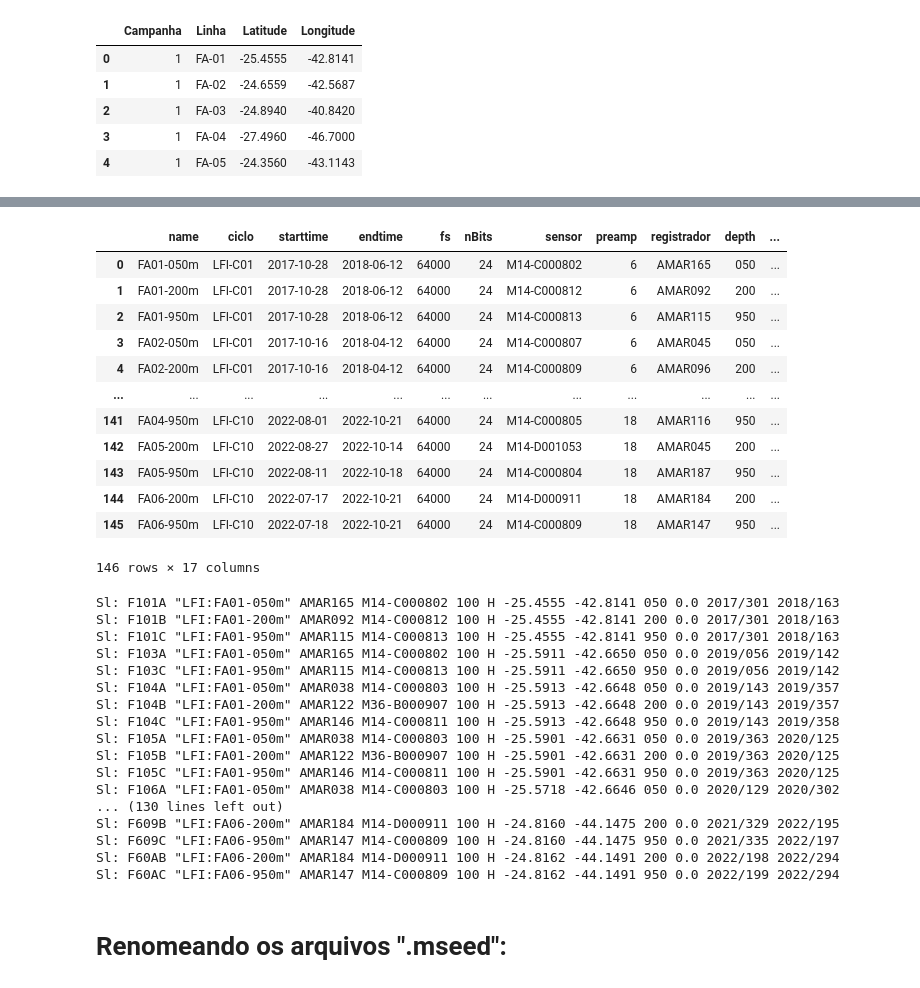
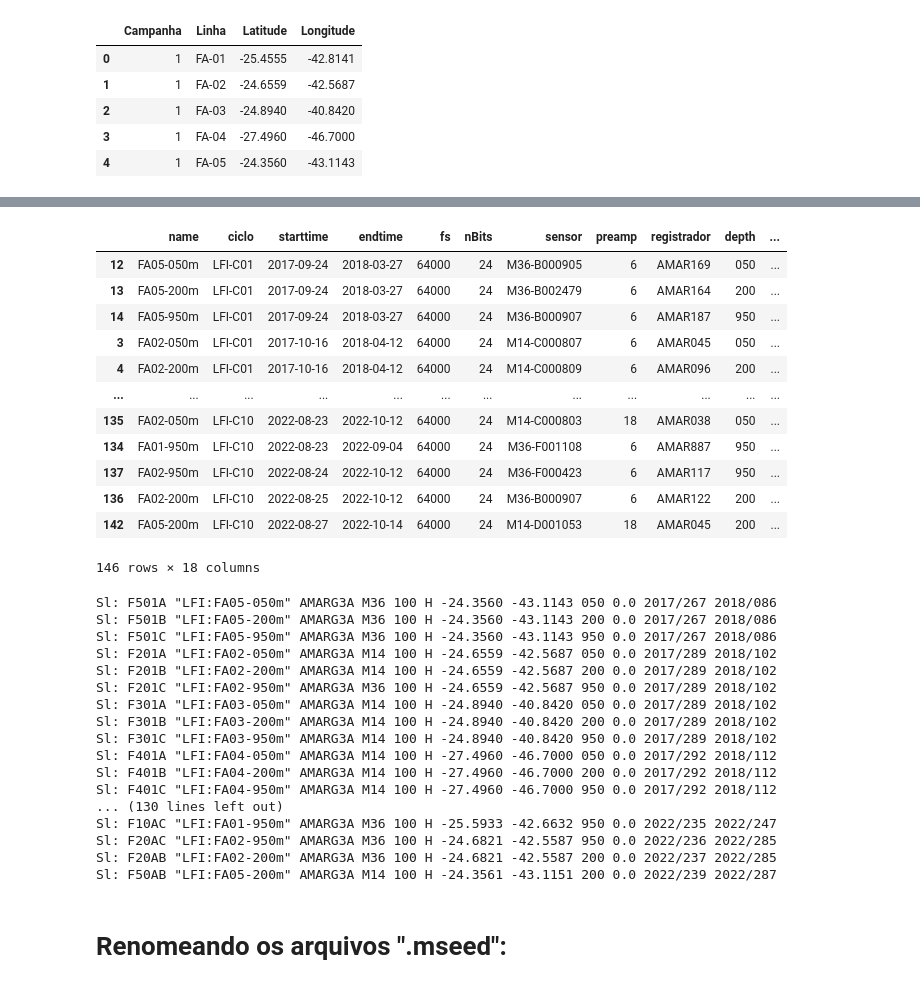
Before and after one commit to dIOGOLOC/marefone, a Jupyter notebook: diverse_tools/Tutorial/Renaming_file_per_dive/Tutorial_LFI_dive.ipynb, the cells around one changed output, grey strips where cells are left out. Saved outputs shown, nothing was run; the diff lists cells and outputs as text; code cells hidden in the pictures.

```diff
--- a/diverse_tools/Tutorial/Renaming_file_per_dive/Tutorial_LFI_dive.ipynb
+++ b/diverse_tools/Tutorial/Renaming_file_per_dive/Tutorial_LFI_dive.ipynb
@@ -186,4 +194,5 @@ df_LFI['depth'] = df_LFI['name'].str[5:-1]
 df_LFI['name_LFI'] = df_LFI['name'].str[:2]+'-'+df_LFI['name'].str[2:4]
 df_LFI['campanha'] = df_LFI['ciclo'].str[5:]
 df_LFI["campanha"] = df_LFI["campanha"].astype(int)
+df_LFI['sensor_nettab'] = df_LFI['sensor'].str[:3]
 # %%
@@ -255,44 +280,44 @@ df_LFI['date_end_nettab'] = df_LFI.endtime.dt.strftime('%Y/%j')
 # %%
 df_LFI.to_feather('/media/sysop/8d2362fc-3b46-49a7-a864-19b2a6ad097b/diogoloc/dados_posdoc/gliders_project/OUTPUT/NETTAB/df_LFI_nettab.feather')
 # %%
-df_LFI
+df_LFI.sort_values(by='starttime')
 # %% [output]
 |  | name | ciclo | starttime | endtime | fs | nBits | sensor | preamp | registrador | depth | ... |
-| 0 | FA01-050m | LFI-C01 | 2017-10-28 | 2018-06-12 | 64000 | 24 | M14-C000802 | 6 | AMAR165 | 050 | ... |
-| 1 | FA01-200m | LFI-C01 | 2017-10-28 | 2018-06-12 | 64000 | 24 | M14-C000812 | 6 | AMAR092 | 200 | ... |
-| 2 | FA01-950m | LFI-C01 | 2017-10-28 | 2018-06-12 | 64000 | 24 | M14-C000813 | 6 | AMAR115 | 950 | ... |
+| 12 | FA05-050m | LFI-C01 | 2017-09-24 | 2018-03-27 | 64000 | 24 | M36-B000905 | 6 | AMAR169 | 050 | ... |
+| 13 | FA05-200m | LFI-C01 | 2017-09-24 | 2018-03-27 | 64000 | 24 | M36-B002479 | 6 | AMAR164 | 200 | ... |
+| 14 | FA05-950m | LFI-C01 | 2017-09-24 | 2018-03-27 | 64000 | 24 | M36-B000907 | 6 | AMAR187 | 950 | ... |
 | 3 | FA02-050m | LFI-C01 | 2017-10-16 | 2018-04-12 | 64000 | 24 | M14-C000807 | 6 | AMAR045 | 050 | ... |
 | 4 | FA02-200m | LFI-C01 | 2017-10-16 | 2018-04-12 | 64000 | 24 | M14-C000809 | 6 | AMAR096 | 200 | ... |
 | ... | ... | ... | ... | ... | ... | ... | ... | ... | ... | ... | ... |
-| 141 | FA04-950m | LFI-C10 | 2022-08-01 | 2022-10-21 | 64000 | 24 | M14-C000805 | 18 | AMAR116 | 950 | ... |
+| 135 | FA02-050m | LFI-C10 | 2022-08-23 | 2022-10-12 | 64000 | 24 | M14-C000803 | 18 | AMAR038 | 050 | ... |
+| 134 | FA01-950m | LFI-C10 | 2022-08-23 | 2022-09-04 | 64000 | 24 | M36-F001108 | 6 | AMAR887 | 950 | ... |
+| 137 | FA02-950m | LFI-C10 | 2022-08-24 | 2022-10-12 | 64000 | 24 | M36-F000423 | 6 | AMAR117 | 950 | ... |
+| 136 | FA02-200m | LFI-C10 | 2022-08-25 | 2022-10-12 | 64000 | 24 | M36-B000907 | 6 | AMAR122 | 200 | ... |
 | 142 | FA05-200m | LFI-C10 | 2022-08-27 | 2022-10-14 | 64000 | 24 | M14-D001053 | 18 | AMAR045 | 200 | ... |
-| 143 | FA05-950m | LFI-C10 | 2022-08-11 | 2022-10-18 | 64000 | 24 | M14-C000804 | 18 | AMAR187 | 950 | ... |
-| 144 | FA06-200m | LFI-C10 | 2022-07-17 | 2022-10-21 | 64000 | 24 | M14-D000911 | 18 | AMAR184 | 200 | ... |
-| 145 | FA06-950m | LFI-C10 | 2022-07-18 | 2022-10-21 | 64000 | 24 | M14-C000809 | 18 | AMAR147 | 950 | ... |
-146 rows × 17 columns
+146 rows × 18 columns
 # %%
 lines_nettab = []
-for i in df_LFI.sort_values(by='nettab_name').iterrows():
+for i in df_LFI.sort_values(by='starttime').iterrows():
     # Station lines (one line per station/sensor/epoch) # code description datalogger%sn seismometer%sn # sampling orientation lat. lon. elev. depth. start end
     #Sl: UNAP "Uni-Iquique/Chile"   DM24%A1383 CMG-3ESP/60%T34622 100 ZNE -20.24393 -70.14041 0.0    0.0 2009/134
-    print('Sl: '+i[1].nettab_name+' "LFI:'+i[1]['name']+'" '+i[1].registrador+' '+i[1].sensor+' 100 H '+"{:.4f}".format(i[1].latitude)+' '+"{:.4f}".format(i[1].longitude)+' '+str(i[1].depth)+' 0.0 '+i[1].date_start_nettab+' '+i[1].date_end_nettab)
-    lines_nettab.append('Sl: '+i[1].nettab_name+' LFI:'+str(i[1].name)+' '+i[1].registrador+' '+str(i[1].sensor)+' 100 H '+"{:.4f}".format(i[1].latitude)+' '+"{:.4f}".format(i[1].longitude)+' '+str(i[1].depth)+' 0.0 '+i[1].date_start_nettab+' '+i[1].date_end_nettab)
+    print('Sl: '+i[1].nettab_name+' "LFI:'+i[1]['name']+'" AMARG3A '+i[1].sensor_nettab+' 100 H '+"{:.4f}".format(i[1].latitude)+' '+"{:.4f}".format(i[1].longitude)+' '+str(i[1].depth)+' 0.0 '+i[1].date_start_nettab+' '+i[1].date_end_nettab)
+    lines_nettab.append('Sl: '+i[1].nettab_name+' "LFI:'+i[1]['name']+'" AMARG3A '+i[1].sensor_nettab+' 100 H '+"{:.4f}".format(i[1].latitude)+' '+"{:.4f}".format(i[1].longitude)+' '+str(i[1].depth)+' 0.0 '+i[1].date_start_nettab+' '+i[1].date_end_nettab)
 # %% [output]
-Sl: F101A "LFI:FA01-050m" AMAR165 M14-C000802 100 H -25.4555 -42.8141 050 0.0 2017/301 2018/163
-Sl: F101B "LFI:FA01-200m" AMAR092 M14-C000812 100 H -25.4555 -42.8141 200 0.0 2017/301 2018/163
-Sl: F101C "LFI:FA01-950m" AMAR115 M14-C000813 100 H -25.4555 -42.8141 950 0.0 2017/301 2018/163
-Sl: F103A "LFI:FA01-050m" AMAR165 M14-C000802 100 H -25.5911 -42.6650 050 0.0 2019/056 2019/142
-Sl: F103C "LFI:FA01-950m" AMAR115 M14-C000813 100 H -25.5911 -42.6650 950 0.0 2019/056 2019/142
-Sl: F104A "LFI:FA01-050m" AMAR038 M14-C000803 100 H -25.5913 -42.6648 050 0.0 2019/143 2019/357
-Sl: F104B "LFI:FA01-200m" AMAR122 M36-B000907 100 H -25.5913 -42.6648 200 0.0 2019/143 2019/357
-Sl: F104C "LFI:FA01-950m" AMAR146 M14-C000811 100 H -25.5913 -42.6648 950 0.0 2019/143 2019/358
-Sl: F105A "LFI:FA01-050m" AMAR038 M14-C000803 100 H -25.5901 -42.6631 050 0.0 2019/363 2020/125
-Sl: F105B "LFI:FA01-200m" AMAR122 M36-B000907 100 H -25.5901 -42.6631 200 0.0 2019/363 2020/125
-Sl: F105C "LFI:FA01-950m" AMAR146 M14-C000811 100 H -25.5901 -42.6631 950 0.0 2019/363 2020/125
-Sl: F106A "LFI:FA01-050m" AMAR038 M14-C000803 100 H -25.5718 -42.6646 050 0.0 2020/129 2020/302
+Sl: F501A "LFI:FA05-050m" AMARG3A M36 100 H -24.3560 -43.1143 050 0.0 2017/267 2018/086
+Sl: F501B "LFI:FA05-200m" AMARG3A M36 100 H -24.3560 -43.1143 200 0.0 2017/267 2018/086
+Sl: F501C "LFI:FA05-950m" AMARG3A M36 100 H -24.3560 -43.1143 950 0.0 2017/267 2018/086
+Sl: F201A "LFI:FA02-050m" AMARG3A M14 100 H -24.6559 -42.5687 050 0.0 2017/289 2018/102
+Sl: F201B "LFI:FA02-200m" AMARG3A M14 100 H -24.6559 -42.5687 200 0.0 2017/289 2018/102
+Sl: F201C "LFI:FA02-950m" AMARG3A M36 100 H -24.6559 -42.5687 950 0.0 2017/289 2018/102
+Sl: F301A "LFI:FA03-050m" AMARG3A M14 100 H -24.8940 -40.8420 050 0.0 2017/289 2018/102
+Sl: F301B "LFI:FA03-200m" AMARG3A M14 100 H -24.8940 -40.8420 200 0.0 2017/289 2018/102
+Sl: F301C "LFI:FA03-950m" AMARG3A M14 100 H -24.8940 -40.8420 950 0.0 2017/289 2018/102
+Sl: F401A "LFI:FA04-050m" AMARG3A M14 100 H -27.4960 -46.7000 050 0.0 2017/292 2018/112
+Sl: F401B "LFI:FA04-200m" AMARG3A M14 100 H -27.4960 -46.7000 200 0.0 2017/292 2018/112
+Sl: F401C "LFI:FA04-950m" AMARG3A M14 100 H -27.4960 -46.7000 950 0.0 2017/292 2018/112
 ... (130 lines left out)
-Sl: F609B "LFI:FA06-200m" AMAR184 M14-D000911 100 H -24.8160 -44.1475 200 0.0 2021/329 2022/195
-Sl: F609C "LFI:FA06-950m" AMAR147 M14-C000809 100 H -24.8160 -44.1475 950 0.0 2021/335 2022/197
-Sl: F60AB "LFI:FA06-200m" AMAR184 M14-D000911 100 H -24.8162 -44.1491 200 0.0 2022/198 2022/294
-Sl: F60AC "LFI:FA06-950m" AMAR147 M14-C000809 100 H -24.8162 -44.1491 950 0.0 2022/199 2022/294
+Sl: F10AC "LFI:FA01-950m" AMARG3A M36 100 H -25.5933 -42.6632 950 0.0 2022/235 2022/247
+Sl: F20AC "LFI:FA02-950m" AMARG3A M36 100 H -24.6821 -42.5587 950 0.0 2022/236 2022/285
+Sl: F20AB "LFI:FA02-200m" AMARG3A M36 100 H -24.6821 -42.5587 200 0.0 2022/237 2022/285
+Sl: F50AB "LFI:FA05-200m" AMARG3A M14 100 H -24.3561 -43.1151 200 0.0 2022/239 2022/287
 # %%
```
Also changed, not shown: parts of 6 cells of this notebook, 1 other file.
